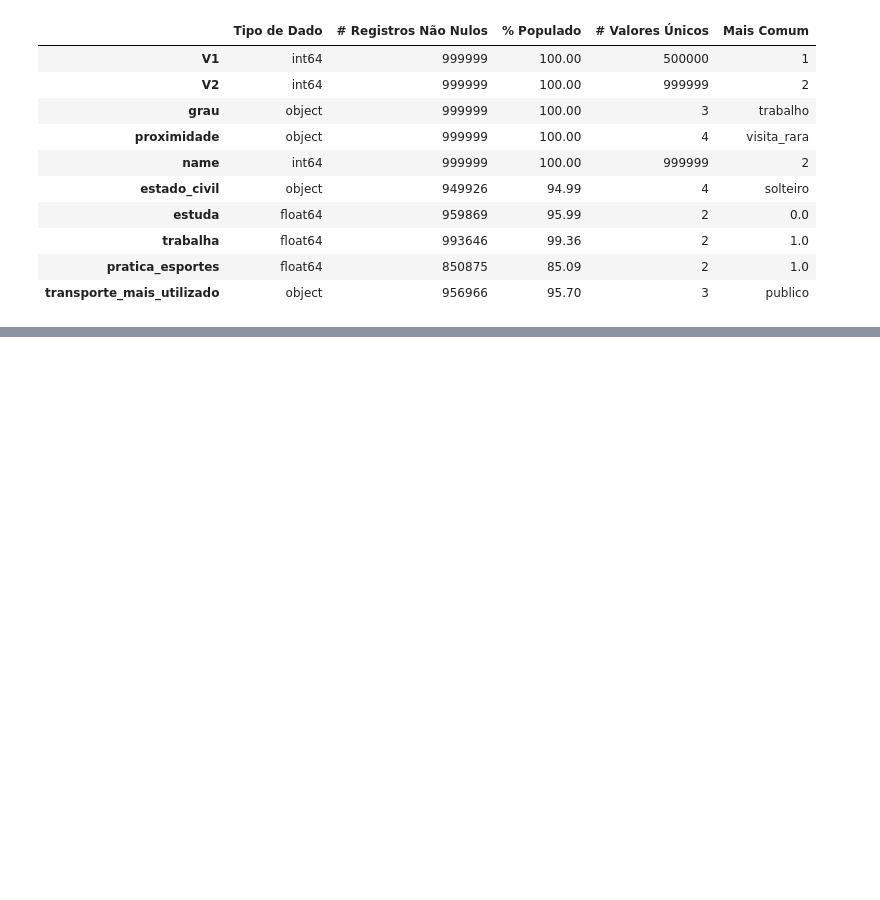
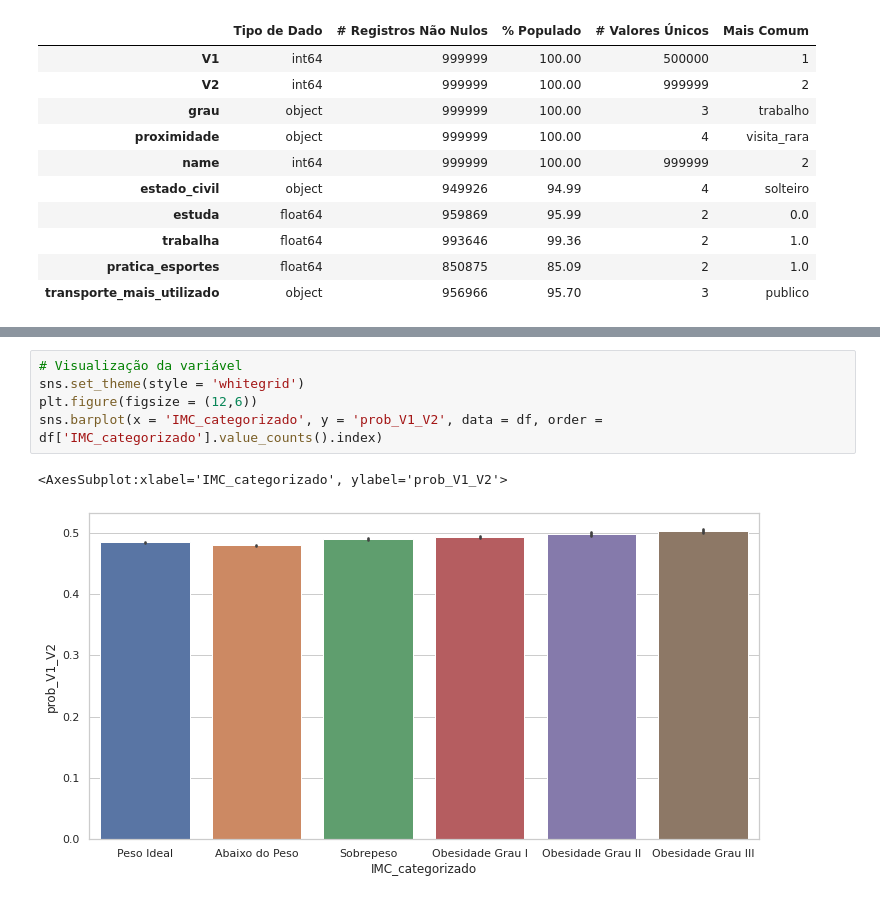
Before and after one commit to vitormarquesds/NEO, a Jupyter notebook: DQR.ipynb, the cells around one changed output, grey strips where cells are left out. Saved outputs shown, nothing was run; the diff lists cells and outputs as text; blank space fills up the shorter version.

```diff
--- a/DQR.ipynb
+++ b/DQR.ipynb
@@ -414,0 +487,8 @@ summary_cat3
+# %%
+# Visualização da variável
+sns.set_theme(style = 'whitegrid')
+plt.figure(figsize = (12,6))
+sns.barplot(x = 'IMC_categorizado', y = 'prob_V1_V2', data = df, order = df['IMC_categorizado'].value_counts().index)
+# %% [output]
+<AxesSubplot:xlabel='IMC_categorizado', ylabel='prob_V1_V2'>
+[figure, added]
```
Also changed, not shown: parts of 10 cells of this notebook, 1 other file.
